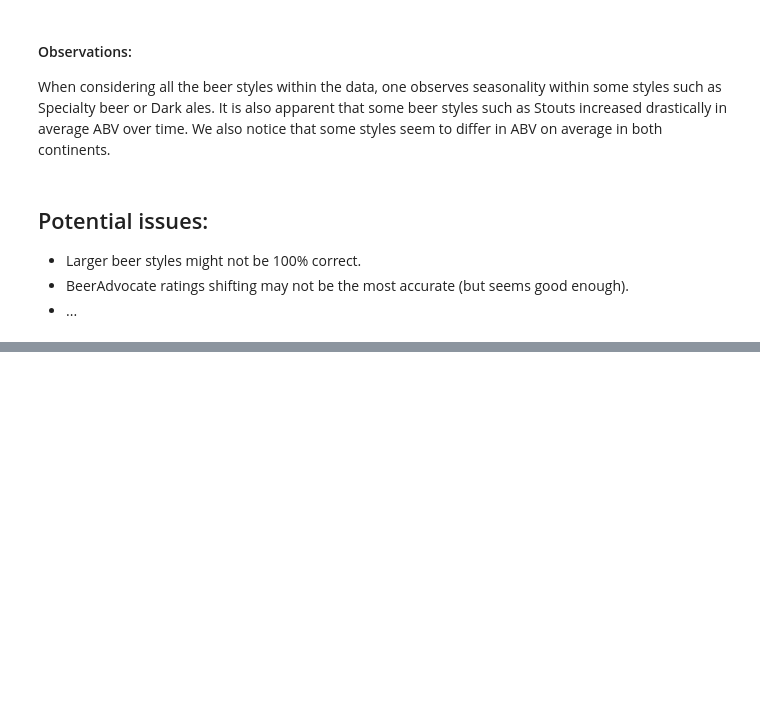
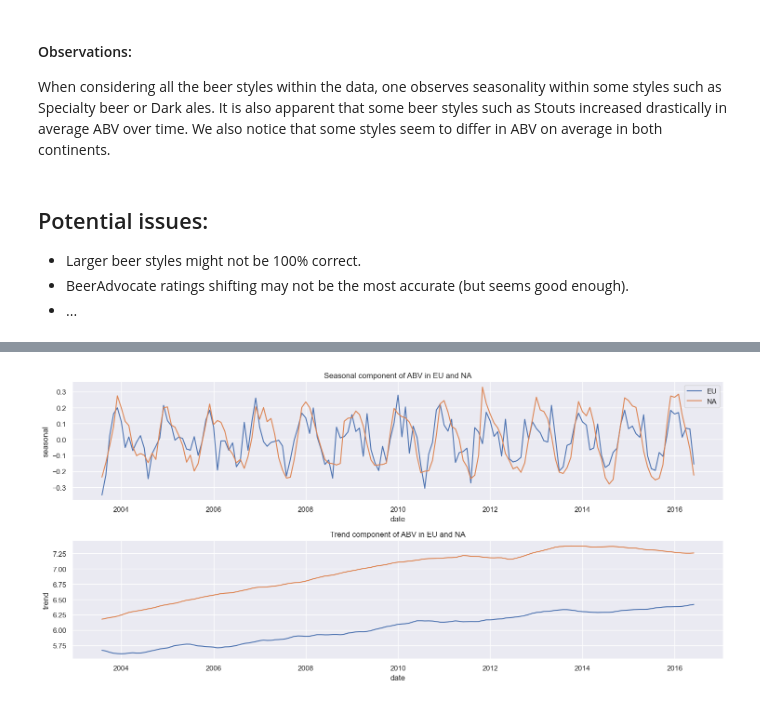
Before and after one commit to epfl-ada/ada-2023-project-welovepandas, a Jupyter notebook: p3_notebook.ipynb, the cells around one changed output, grey strips where cells are left out. Saved outputs shown, nothing was run; the diff lists cells and outputs as text; code cells hidden in the pictures; blank space fills up the shorter version.

```diff
--- a/p3_notebook.ipynb
+++ b/p3_notebook.ipynb
@@ -663,0 +750,34 @@ We also notice that some styles seem to differ in ABV on average in both contine
+# %%
+# convert res to a dataframe for future modifications
+def res_to_df(res):
+    """
+    Converts the result of seasonal_decompose to a pandas.Dataframe. We keep the residuals together with seasonality extracted from statsmodels,
+    since we only want to filter out the trend component. The trend is kept only to display later and not used any further.
+
+    :param res: result of seasonal_decompose.
+    :return: pandas.Dataframe with columns "observed", "trend", "seasonal" .
+    """
+    res_df = pd.DataFrame(res.observed)
+    res_df['trend'] = res.trend
+    res_df['seasonal'] = res.observed - res.trend
+    res_df.reset_index(inplace=True)
+    return res_df.dropna()
+
+EU_time = res_to_df(res_EU)
+NA_time = res_to_df(res_NA)
+
+
+# Plot seasonality and trend for EU and NA
+fig, axes = plt.subplots(2,1, figsize=(15,7))
+
+sns.lineplot(data=EU_time, x='date', y='seasonal', ax=axes[0], label='EU')
+sns.lineplot(data=NA_time, x='date', y='seasonal', ax=axes[0], label='NA')
+sns.lineplot(data=EU_time, x='date', y='trend', ax=axes[1])
+sns.lineplot(data=NA_time, x='date', y='trend', ax=axes[1])
+axes[0].set(title='Seasonal component of ABV in EU and NA')
+axes[1].set(title='Trend component of ABV in EU and NA')
+
+fig.tight_layout()
+plt.show()
+# %% [output]
+[figure, added]
```
Also changed, not shown: parts of 50 cells of this notebook.
